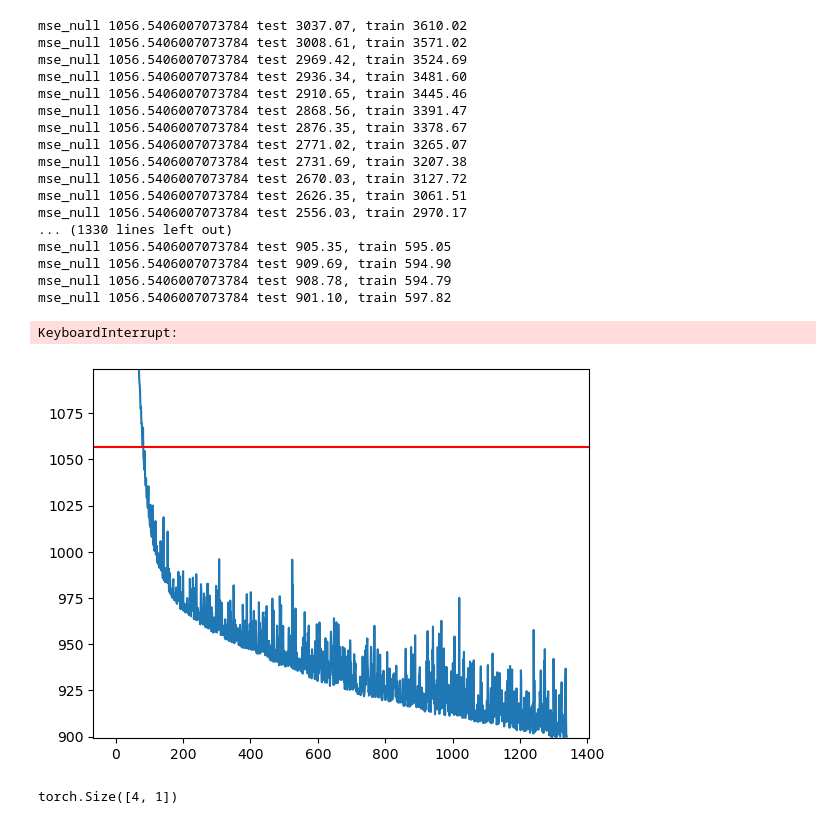
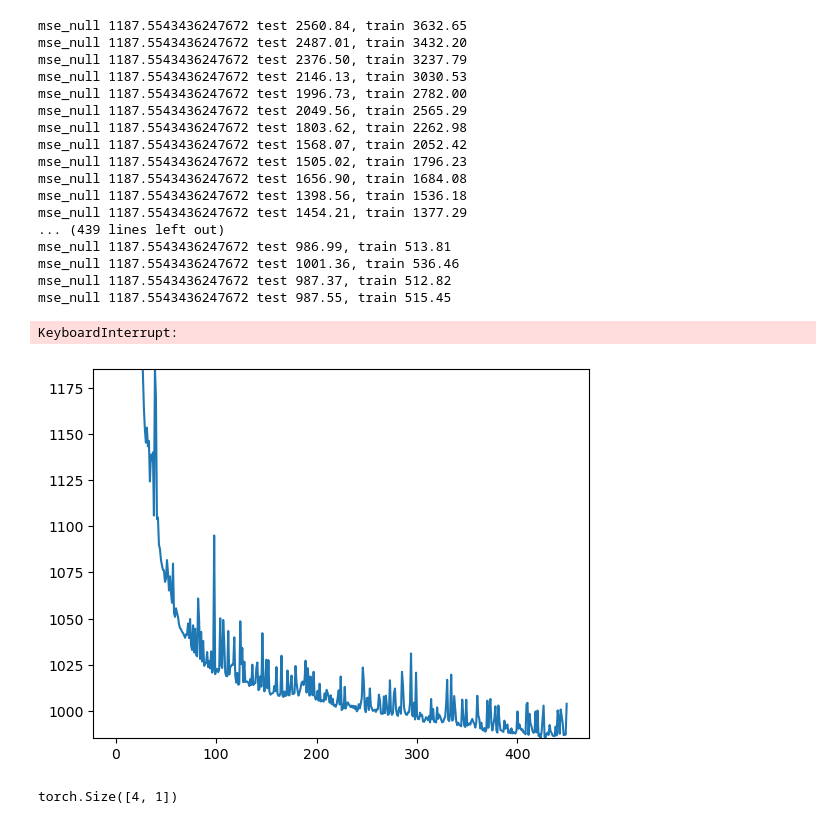
Before and after one commit to khangluong2004/COMP20008_Assignment2, a Jupyter notebook: terry/nn.ipynb, the cells around one changed output. Cells and saved outputs as stored; diff of their text form; code cells hidden in the pictures.

```diff
--- a/terry/nn.ipynb
+++ b/terry/nn.ipynb
@@ -11,7 +11,7 @@ import matplotlib.pyplot as plt
 import sklearn
 import torch.utils.data as data_utils
 # %%
-data = pd.read_csv('./final.csv', index_col=0)
+data = pd.read_csv('./final_outer.csv', index_col=0)
 data['crime'] = data['Rate per 100,000 population']
 data = data.drop(columns=['Rate per 100,000 population'])
 
@@ -75,15 +88,22 @@ from sklearn.preprocessing import OneHotEncoder, MinMaxScaler
 
 encoder = OneHotEncoder()
 encoded = actual.copy()
-encoded = encoded[[
-    'lga',
-    'last_crime',
-    'distance',
-    # check if it is correlated with region
-    'last_egm',
-    'last_house',
-    'crime'
-  ]]
+encoded = encoded.drop(columns=['egm', 'medianhouseprice'], axis=1)
+# encoded = encoded[[
+#     'lga',
+#     'last_crime',
+#     'last2_crime',
+#     'locationx',
+#     'locationy',
+#     'distance',
+#     # check if it is correlated with region
+#     'last_egm',
+#     'last2_egm',
+#     'last3_egm',
+#     'last_house',
+#     'last2_house',
+#     'crime'
+#   ]]
 
 new_ = encoded.select_dtypes(include=[np.number])
 
@@ -125,7 +145,7 @@ new
 
 # one hot encode
 
-state = 42069+1
+state = 67458
 train_data: pd.DataFrame = new.sample(frac=0.7, random_state=state)
 test_data = new.drop(train_data.index)
 
@@ -138,7 +158,7 @@ test_y = test_data['crime'].values
 test_x = test_data.drop('crime', axis=1).values
 
 
-scaler_x.fit(np.vstack((train_x, test_x)))
+scaler_x.fit(train_x)
 # scaler_y.fit(train_y.reshape(-1, 1))
 
 train_x = scaler_x.transform(train_x)
@@ -185,11 +205,11 @@ class NeuralNetwork(nn.Module):
         super().__init__()
         self.flatten = nn.Flatten()
         self.linear_relu_stack = nn.Sequential(
-            nn.Linear(train_x.shape[1], 32),
+            nn.Linear(train_x.shape[1], 64),
             nn.ReLU(),
-            nn.Linear(32, 32),
+            nn.Linear(64, 64),
             nn.ReLU(),
-            nn.Linear(32, 1)
+            nn.Linear(64, 1)
         )
 
     def forward(self, x):
@@ -323,7 +340,7 @@ loss = []
 
 fig, ax = plt.subplots()
 
-stopping = EarlyStopping(tolerance=20, min_delta=100)
+stopping = EarlyStopping(tolerance=50, min_delta=100)
 best_val = 1e9
 best_model = None
 last = 0
@@ -332,51 +349,51 @@ while not stopping.early_stop:
     # print(f"Epoch {t+1}\n-------------------------------")
     model.train()
     train(train_dataloader, model, loss_fn, optimizer)
 
     test_val = validate(test_dataloader, model, True)
     train_val = validate(train_dataloader, model, False)
     print(f"test {test_val:.2f}, train {train_val:.2f}", end='\n')
 
     stopping(best_val, test_val)
     last = test_val
 
     if test_val < best_val:
         best_val = test_val
         best_model = copy.deepcopy(model)
 
     epochs.append(epoch)
     loss.append(test_val)
     epoch += 1
     if epoch % 10 == 0:
         ax.clear()
         ax.plot(epochs, loss)
         ax.axhline(y=null_mse, color='r')
         ax.set_ylim([best_val, best_val+200])
         fig.savefig('loss.png')
 
 
 print(f"\nBest loss: {best_val:.2f}")
 model = best_model
 # %% [output]
-mse_null 1056.5406007073784 test 3037.07, train 3610.02
-mse_null 1056.5406007073784 test 3008.61, train 3571.02
-mse_null 1056.5406007073784 test 2969.42, train 3524.69
-mse_null 1056.5406007073784 test 2936.34, train 3481.60
-mse_null 1056.5406007073784 test 2910.65, train 3445.46
-mse_null 1056.5406007073784 test 2868.56, train 3391.47
-mse_null 1056.5406007073784 test 2876.35, train 3378.67
-mse_null 1056.5406007073784 test 2771.02, train 3265.07
-mse_null 1056.5406007073784 test 2731.69, train 3207.38
-mse_null 1056.5406007073784 test 2670.03, train 3127.72
-mse_null 1056.5406007073784 test 2626.35, train 3061.51
-mse_null 1056.5406007073784 test 2556.03, train 2970.17
-... (1330 lines left out)
-mse_null 1056.5406007073784 test 905.35, train 595.05
-mse_null 1056.5406007073784 test 909.69, train 594.90
-mse_null 1056.5406007073784 test 908.78, train 594.79
-mse_null 1056.5406007073784 test 901.10, train 597.82
+mse_null 1187.5543436247672 test 2560.84, train 3632.65
+mse_null 1187.5543436247672 test 2487.01, train 3432.20
+mse_null 1187.5543436247672 test 2376.50, train 3237.79
+mse_null 1187.5543436247672 test 2146.13, train 3030.53
+mse_null 1187.5543436247672 test 1996.73, train 2782.00
+mse_null 1187.5543436247672 test 2049.56, train 2565.29
+mse_null 1187.5543436247672 test 1803.62, train 2262.98
+mse_null 1187.5543436247672 test 1568.07, train 2052.42
+mse_null 1187.5543436247672 test 1505.02, train 1796.23
+mse_null 1187.5543436247672 test 1656.90, train 1684.08
+mse_null 1187.5543436247672 test 1398.56, train 1536.18
+mse_null 1187.5543436247672 test 1454.21, train 1377.29
+... (439 lines left out)
+mse_null 1187.5543436247672 test 986.99, train 513.81
+mse_null 1187.5543436247672 test 1001.36, train 536.46
+mse_null 1187.5543436247672 test 987.37, train 512.82
+mse_null 1187.5543436247672 test 987.55, train 515.45
 KeyboardInterrupt:
-[figure, old version]
+[figure, new version]
 # %%
 scaler.scale_
 scaler.var_
```
Also changed, not shown: parts of 5 cells of this notebook, 3 other files.
